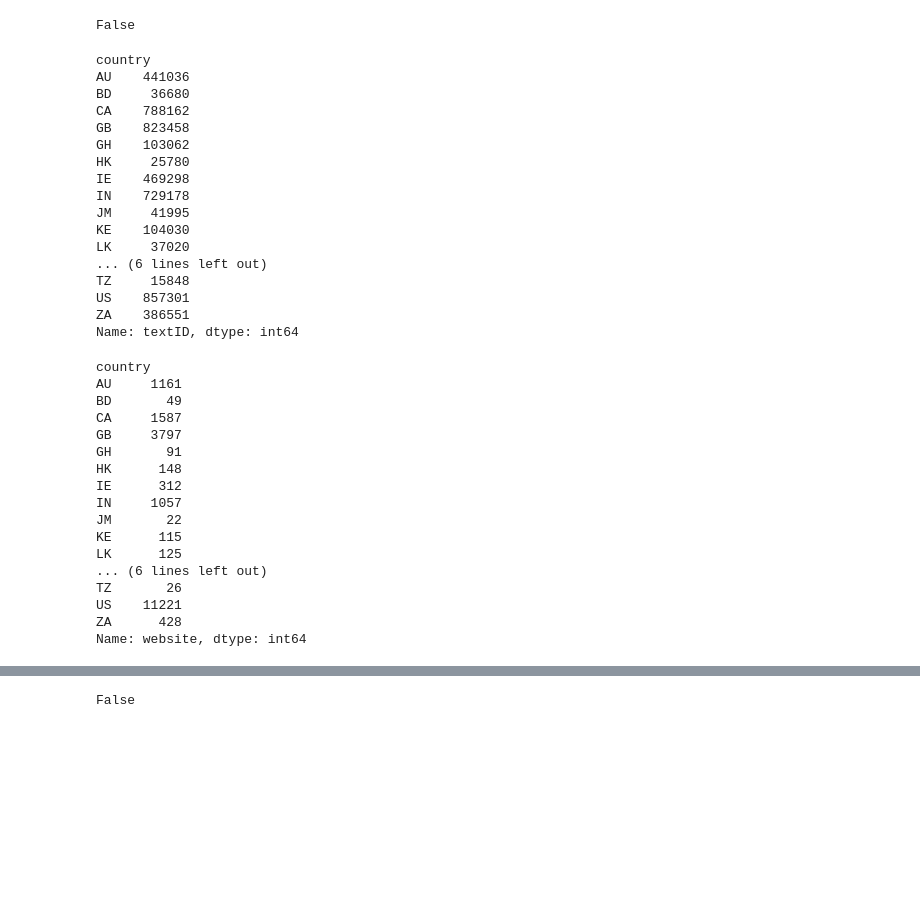
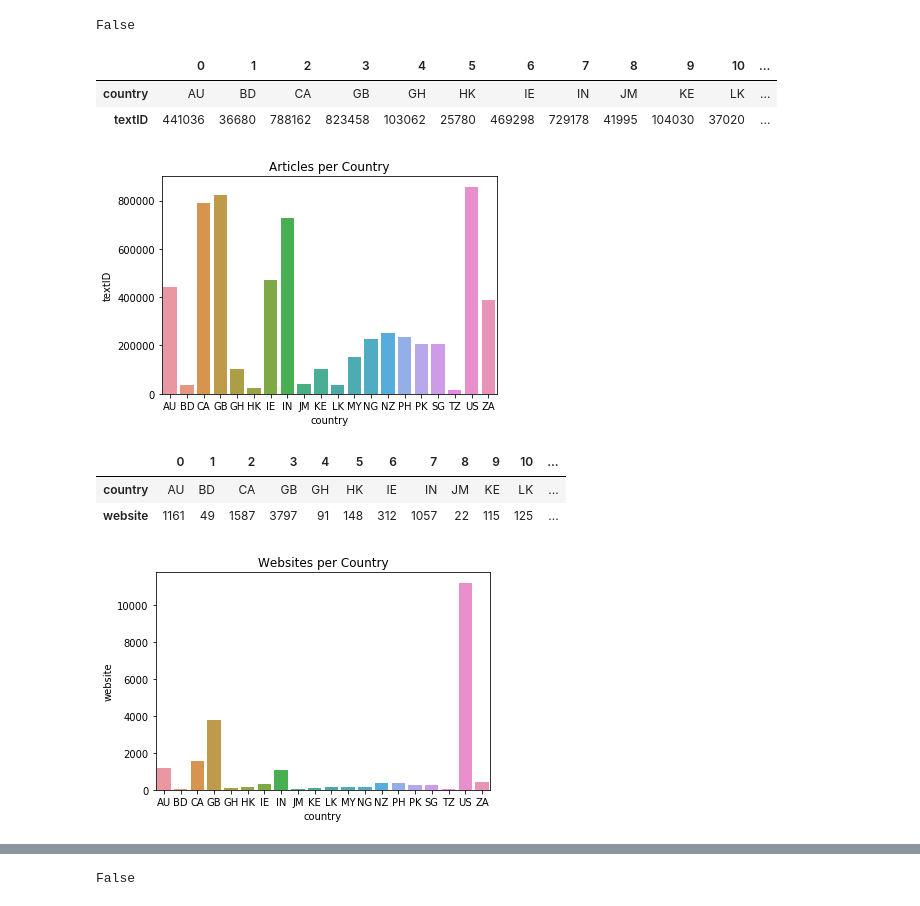
Before and after one commit to camligorkem/ADA_2018_Project, a Jupyter notebook: Source_data_exploration.ipynb, the cells around one changed output, grey strips where cells are left out. Saved outputs shown, nothing was run; the diff lists cells and outputs as text; code cells hidden in the pictures; blank space fills up the shorter version.

Commit message:
plots added

```diff
--- a/Source_data_exploration.ipynb
+++ b/Source_data_exploration.ipynb
@@ -118,47 +119,27 @@ False
 # %%
 # How many articles per country?
 articles_per_country = sources.groupby(by=['country'])['textID'].count()
-print(articles_per_country)
+articles_per_country = pd.DataFrame(articles_per_country)
+articles_per_country = articles_per_country.reset_index()
+display(articles_per_country.T)
+ax = sns.barplot(x="country", y="textID", data=articles_per_country).set_title('Articles per Country')
 # %% [output]
-country
-AU    441036
-BD     36680
-CA    788162
-GB    823458
-GH    103062
-HK     25780
-IE    469298
-IN    729178
-JM     41995
-KE    104030
-LK     37020
-... (6 lines left out)
-TZ     15848
-US    857301
-ZA    386551
-Name: textID, dtype: int64
+|  | 0 | 1 | 2 | 3 | 4 | 5 | 6 | 7 | 8 | 9 | 10 | ... |
+| country | AU | BD | CA | GB | GH | HK | IE | IN | JM | KE | LK | ... |
+| textID | 441036 | 36680 | 788162 | 823458 | 103062 | 25780 | 469298 | 729178 | 41995 | 104030 | 37020 | ... |
+[figure, added]
 # %%
 # How many website per country?   (count distinct websites)
 websites_per_country = sources.groupby(by=['country'])['website'].nunique()
-print(websites_per_country)
+websites_per_country = pd.DataFrame(websites_per_country)
+websites_per_country = websites_per_country.reset_index()
+display(websites_per_country.T)
+ax = sns.barplot(x="country", y="website", data=websites_per_country).set_title('Websites per Country')
 # %% [output]
-country
-AU     1161
-BD       49
-CA     1587
-GB     3797
-GH       91
-HK      148
-IE      312
-IN     1057
-JM       22
-KE      115
-LK      125
-... (6 lines left out)
-TZ       26
-US    11221
-ZA      428
-Name: website, dtype: int64
+|  | 0 | 1 | 2 | 3 | 4 | 5 | 6 | 7 | 8 | 9 | 10 | ... |
+| country | AU | BD | CA | GB | GH | HK | IE | IN | JM | KE | LK | ... |
+| website | 1161 | 49 | 1587 | 3797 | 91 | 148 | 312 | 1057 | 22 | 115 | 125 | ... |
+[figure, added]
 # %%
 # How many total words per country?
 words_per_country = sources.groupby(by=['country'])['#words'].sum()
```
Also changed, not shown: parts of 3 cells of this notebook.
